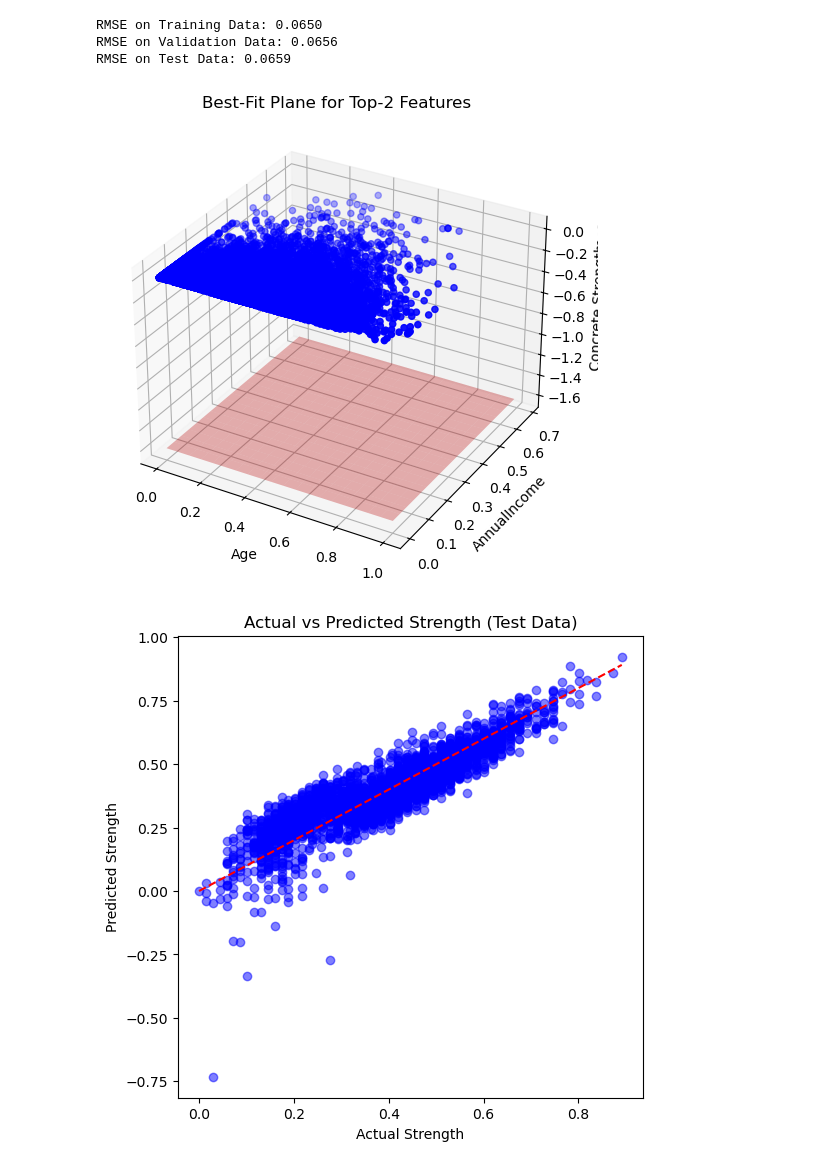
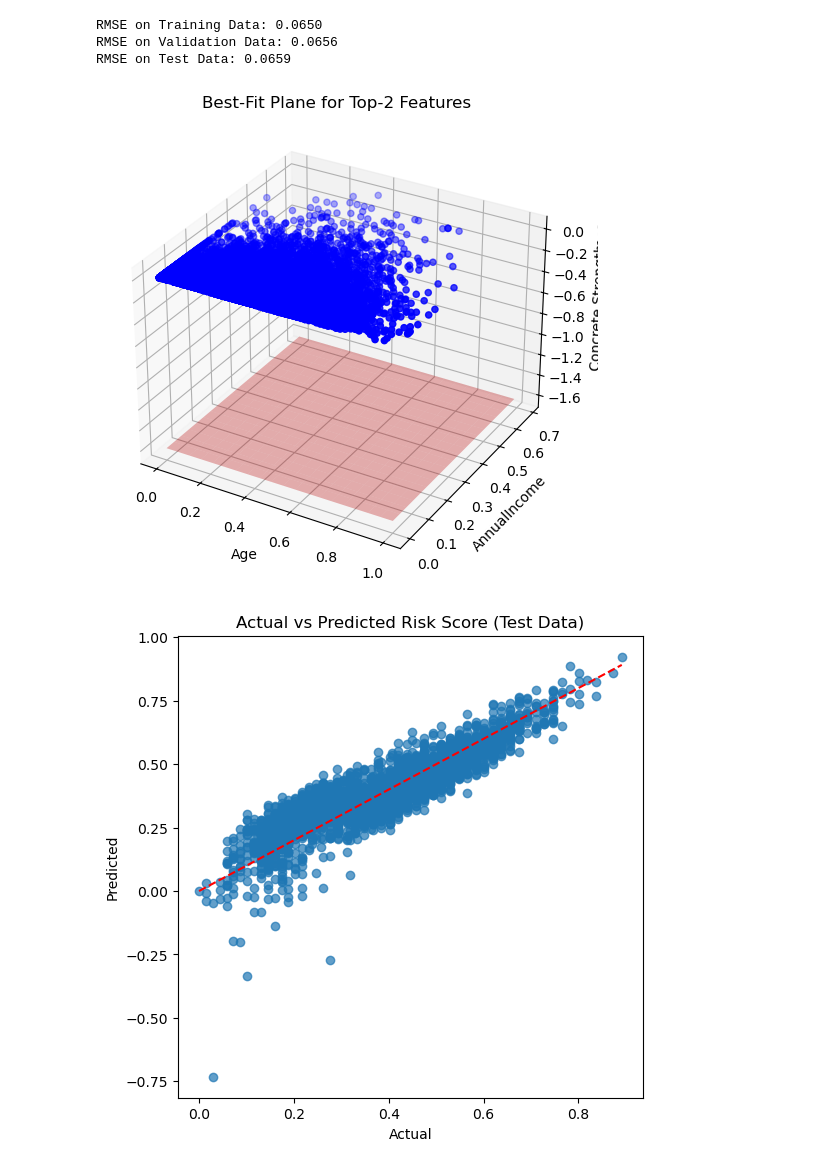
Before and after one commit to RMan2323/loan-risk-predictor, a Jupyter notebook: LinearRegression_.ipynb, the cells around one changed output. Drawn from its saved outputs; the diff is of its cells as text; code cells hidden in the pictures.

```diff
--- a/LinearRegression_.ipynb
+++ b/LinearRegression_.ipynb
@@ -60,31 +60,31 @@ RMSE on Test Data: 0.0659
 # %%
 fig = plt.figure(figsize=(8, 6))
 ax = fig.add_subplot(111, projection='3d')
 ax.scatter(X_train.iloc[:, 0], X_train.iloc[:, 1], y_train, label="Actual", color="blue")
 
 x_surf, y_surf = np.meshgrid(
     np.linspace(X_train.iloc[:, 0].min(), X_train.iloc[:, 0].max(), 20),
     np.linspace(X_train.iloc[:, 1].min(), X_train.iloc[:, 1].max(), 20)
 )
 z_surf = (regressor.intercept_ +
           regressor.coef_[0] * x_surf +
           regressor.coef_[1] * y_surf)
 
 ax.plot_surface(x_surf, y_surf, z_surf, alpha=0.3, color='red')
 ax.set_xlabel(X_train.columns[0])
 ax.set_ylabel(X_train.columns[1])
 ax.set_zlabel("Concrete Strength")
 ax.set_title("Best-Fit Plane for Top-2 Features")
 
 plt.show()
 
 plt.figure(figsize=(6, 6))
-plt.scatter(y_test, y_test_pred, color='blue', alpha=0.5)
+plt.scatter(y_test, y_test_pred, alpha=0.7)
 plt.plot([y_test.min(), y_test.max()], [y_test.min(), y_test.max()], "r--")
-plt.xlabel("Actual Strength")
-plt.ylabel("Predicted Strength")
-plt.title("Actual vs Predicted Strength (Test Data)")
+plt.xlabel("Actual")
+plt.ylabel("Predicted")
+plt.title("Actual vs Predicted Risk Score (Test Data)")
 plt.show()
 # %% [output]
 [figure]
-[figure, old version]
+[figure, new version]
```
Also changed, not shown: parts of 1 cell of this notebook, 23 other files.
